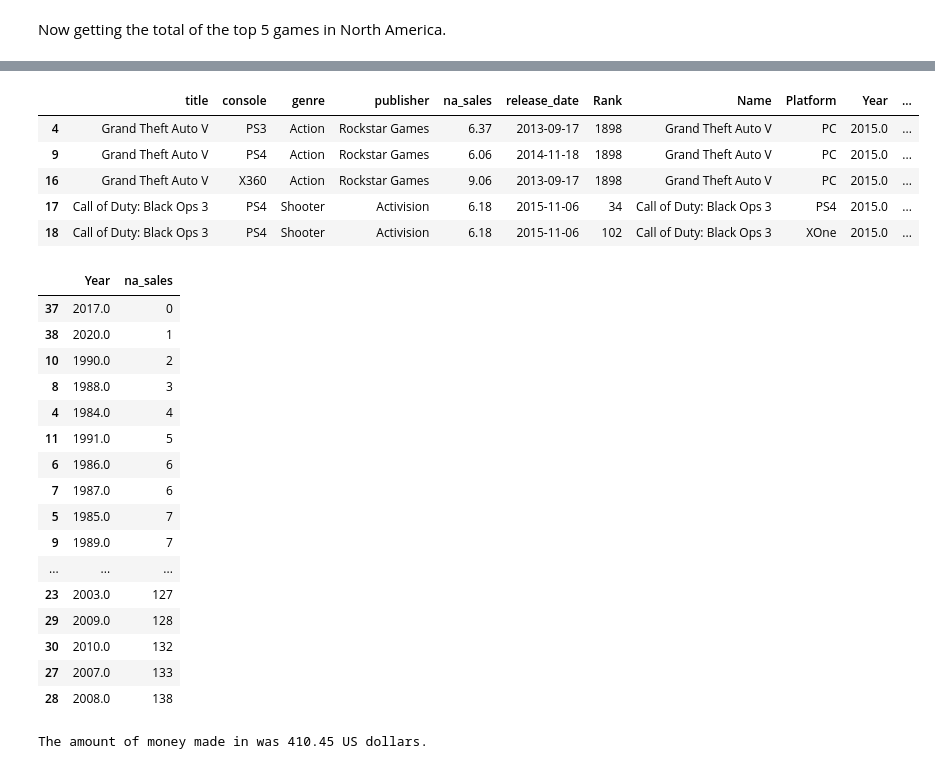
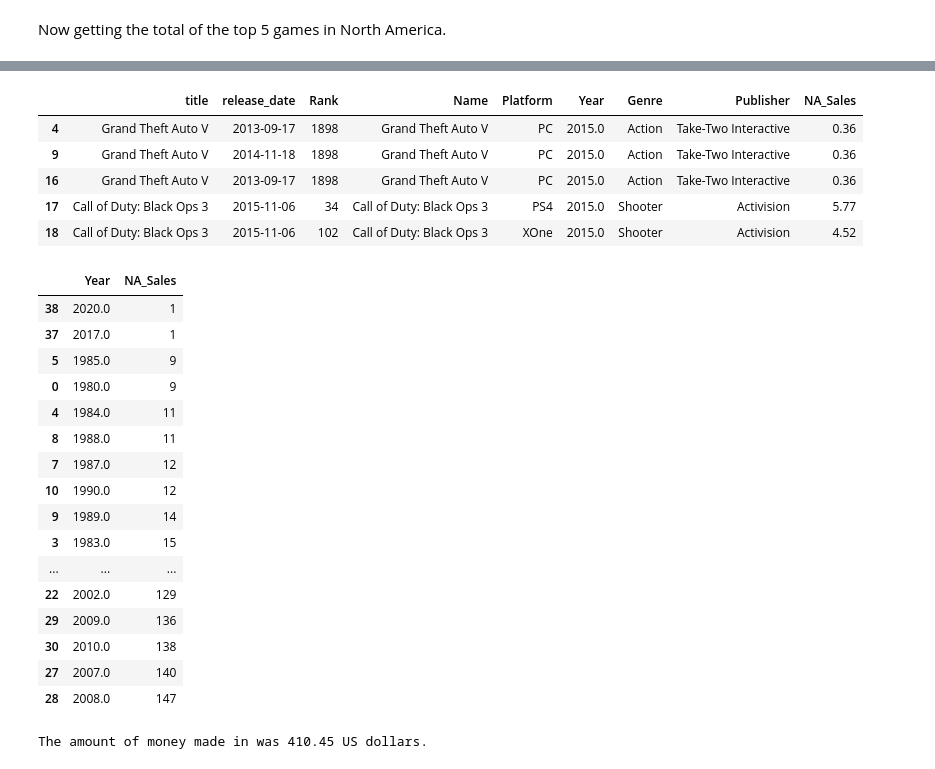
Before and after one commit to Jake-guerrero/Video-Game-Sells, a Jupyter notebook: Video Games.ipynb, the cells around one changed output, grey strips where cells are left out. Cells and saved outputs as stored; diff of their text form; code cells hidden in the pictures.

```diff
--- a/Video Games.ipynb
+++ b/Video Games.ipynb
@@ -129,5 +145,5 @@ platform
 # %%
-games = pd.merge(games_2024, platform, left_on='title', right_on='Name')
+games = pd.merge(games_2024[['title', 'release_date']], platform, left_on='title', right_on='Name')
 
 games
 # %% [output]
@@ -179,34 +317,34 @@ Now getting the total of the top 5 games in North America.
 # %%
 games_filter = games.pipe(lambda x: x.loc[x['Year'] == 2015])
-games_filter.head(5)
+games_filter.head()
 # %% [output]
-|  | title | console | genre | publisher | na_sales | release_date | Rank | Name | Platform | Year | ... |
-| 4 | Grand Theft Auto V | PS3 | Action | Rockstar Games | 6.37 | 2013-09-17 | 1898 | Grand Theft Auto V | PC | 2015.0 | ... |
-| 9 | Grand Theft Auto V | PS4 | Action | Rockstar Games | 6.06 | 2014-11-18 | 1898 | Grand Theft Auto V | PC | 2015.0 | ... |
-| 16 | Grand Theft Auto V | X360 | Action | Rockstar Games | 9.06 | 2013-09-17 | 1898 | Grand Theft Auto V | PC | 2015.0 | ... |
-| 17 | Call of Duty: Black Ops 3 | PS4 | Shooter | Activision | 6.18 | 2015-11-06 | 34 | Call of Duty: Black Ops 3 | PS4 | 2015.0 | ... |
-| 18 | Call of Duty: Black Ops 3 | PS4 | Shooter | Activision | 6.18 | 2015-11-06 | 102 | Call of Duty: Black Ops 3 | XOne | 2015.0 | ... |
+|  | title | release_date | Rank | Name | Platform | Year | Genre | Publisher | NA_Sales |
+| 4 | Grand Theft Auto V | 2013-09-17 | 1898 | Grand Theft Auto V | PC | 2015.0 | Action | Take-Two Interactive | 0.36 |
+| 9 | Grand Theft Auto V | 2014-11-18 | 1898 | Grand Theft Auto V | PC | 2015.0 | Action | Take-Two Interactive | 0.36 |
+| 16 | Grand Theft Auto V | 2013-09-17 | 1898 | Grand Theft Auto V | PC | 2015.0 | Action | Take-Two Interactive | 0.36 |
+| 17 | Call of Duty: Black Ops 3 | 2015-11-06 | 34 | Call of Duty: Black Ops 3 | PS4 | 2015.0 | Shooter | Activision | 5.77 |
+| 18 | Call of Duty: Black Ops 3 | 2015-11-06 | 102 | Call of Duty: Black Ops 3 | XOne | 2015.0 | Shooter | Activision | 4.52 |
 # %%
-top_five_games = games.groupby('Year', as_index=False,)['na_sales'].nunique().sort_values('na_sales')
+top_five_games = games.groupby('Year', as_index=False)['NA_Sales'].nunique().sort_values('NA_Sales')
 top_five_games
 # %% [output]
-|  | Year | na_sales |
-| 37 | 2017.0 | 0 |
+|  | Year | NA_Sales |
 | 38 | 2020.0 | 1 |
-| 10 | 1990.0 | 2 |
-| 8 | 1988.0 | 3 |
-| 4 | 1984.0 | 4 |
-| 11 | 1991.0 | 5 |
-| 6 | 1986.0 | 6 |
-| 7 | 1987.0 | 6 |
-| 5 | 1985.0 | 7 |
-| 9 | 1989.0 | 7 |
+| 37 | 2017.0 | 1 |
+| 5 | 1985.0 | 9 |
+| 0 | 1980.0 | 9 |
+| 4 | 1984.0 | 11 |
+| 8 | 1988.0 | 11 |
+| 7 | 1987.0 | 12 |
+| 10 | 1990.0 | 12 |
+| 9 | 1989.0 | 14 |
+| 3 | 1983.0 | 15 |
 | ... | ... | ... |
-| 23 | 2003.0 | 127 |
-| 29 | 2009.0 | 128 |
-| 30 | 2010.0 | 132 |
-| 27 | 2007.0 | 133 |
-| 28 | 2008.0 | 138 |
+| 22 | 2002.0 | 129 |
+| 29 | 2009.0 | 136 |
+| 30 | 2010.0 | 138 |
+| 27 | 2007.0 | 140 |
+| 28 | 2008.0 | 147 |
 # %%
 per_year = games.groupby('Year')['na_sales'].sum()
 print("The amount of money made in was", per_year[2015], "US dollars.")
```
Also changed, not shown: parts of 16 cells of this notebook, 1 other file.
